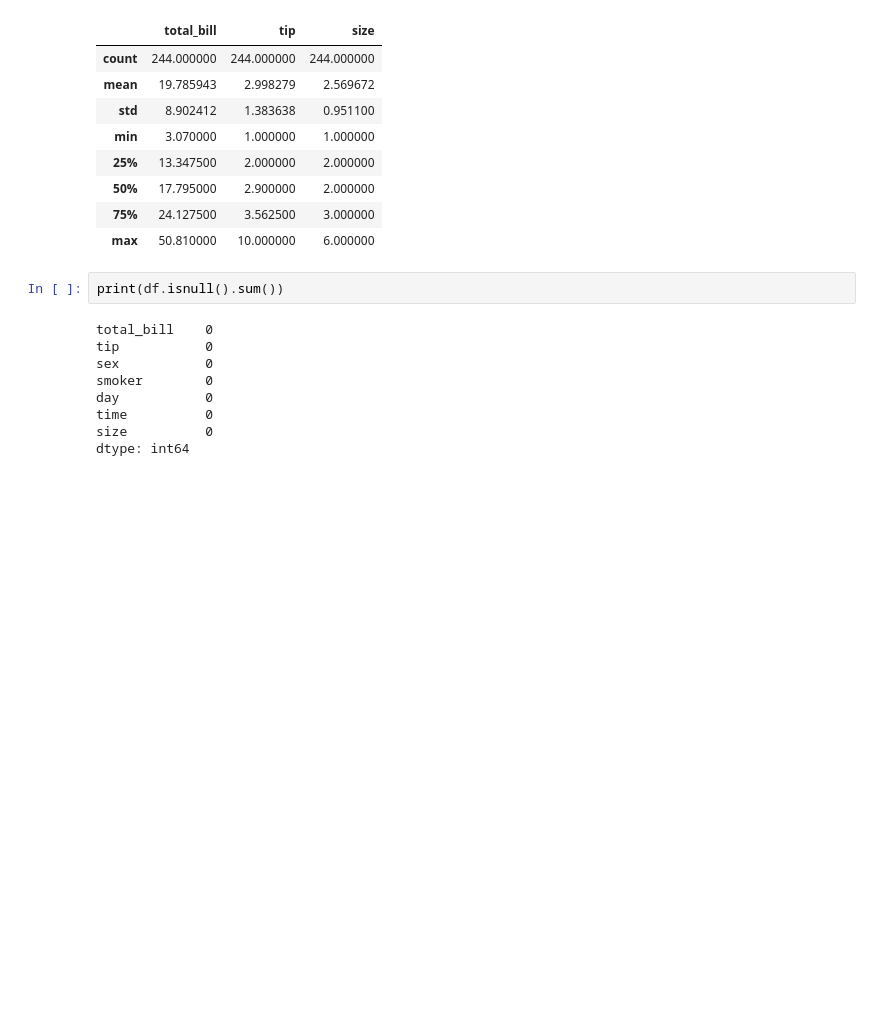
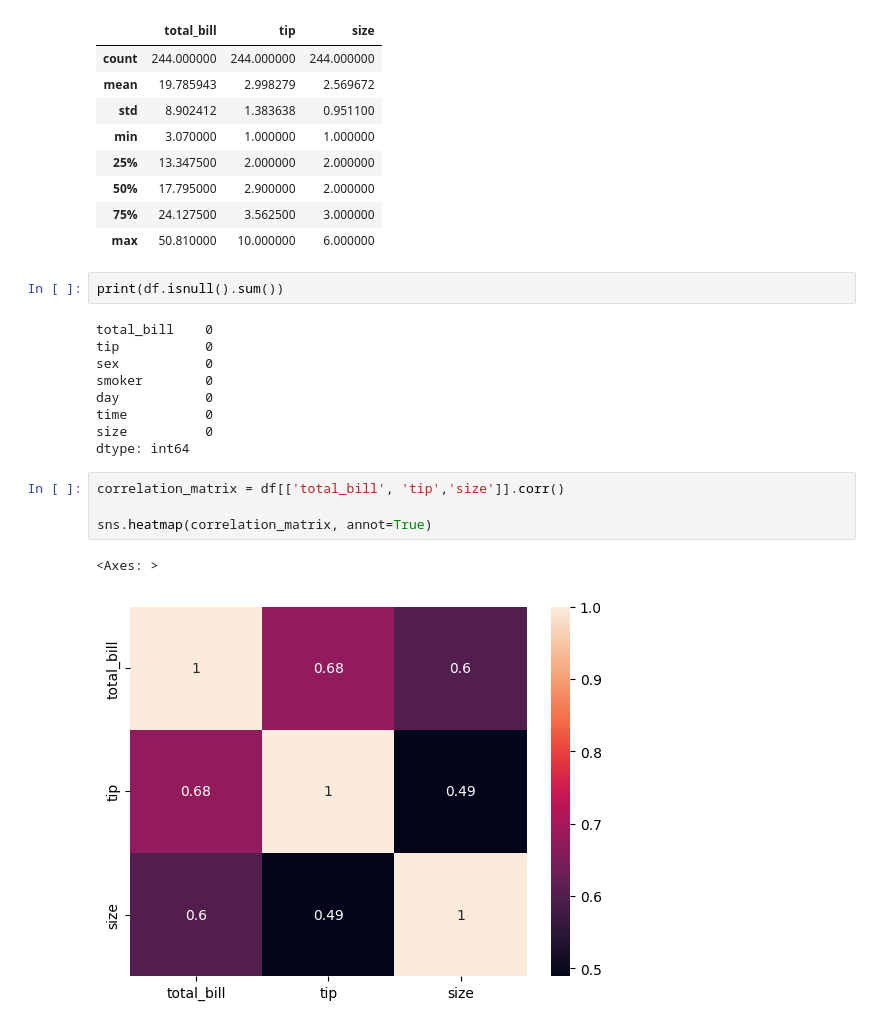
Before and after one commit to jonathanahc/Practicas, a Jupyter notebook: Práctica_8_Análisis_de_un_Dataset_con_Seaborn_y_Visualización_Avanzada.ipynb, the cells around one changed output. Saved outputs shown, nothing was run; the diff lists cells and outputs as text; blank space fills up the shorter version.

```diff
--- a/Práctica_8_Análisis_de_un_Dataset_con_Seaborn_y_Visualización_Avanzada.ipynb
+++ b/Práctica_8_Análisis_de_un_Dataset_con_Seaborn_y_Visualización_Avanzada.ipynb
@@ -59,3 +59,10 @@ day           0
 time          0
 size          0
 dtype: int64
+# %%
+correlation_matrix = df[['total_bill', 'tip','size']].corr()
+
+sns.heatmap(correlation_matrix, annot=True)
+# %% [output]
+<Axes: >
+[figure, added]
```
